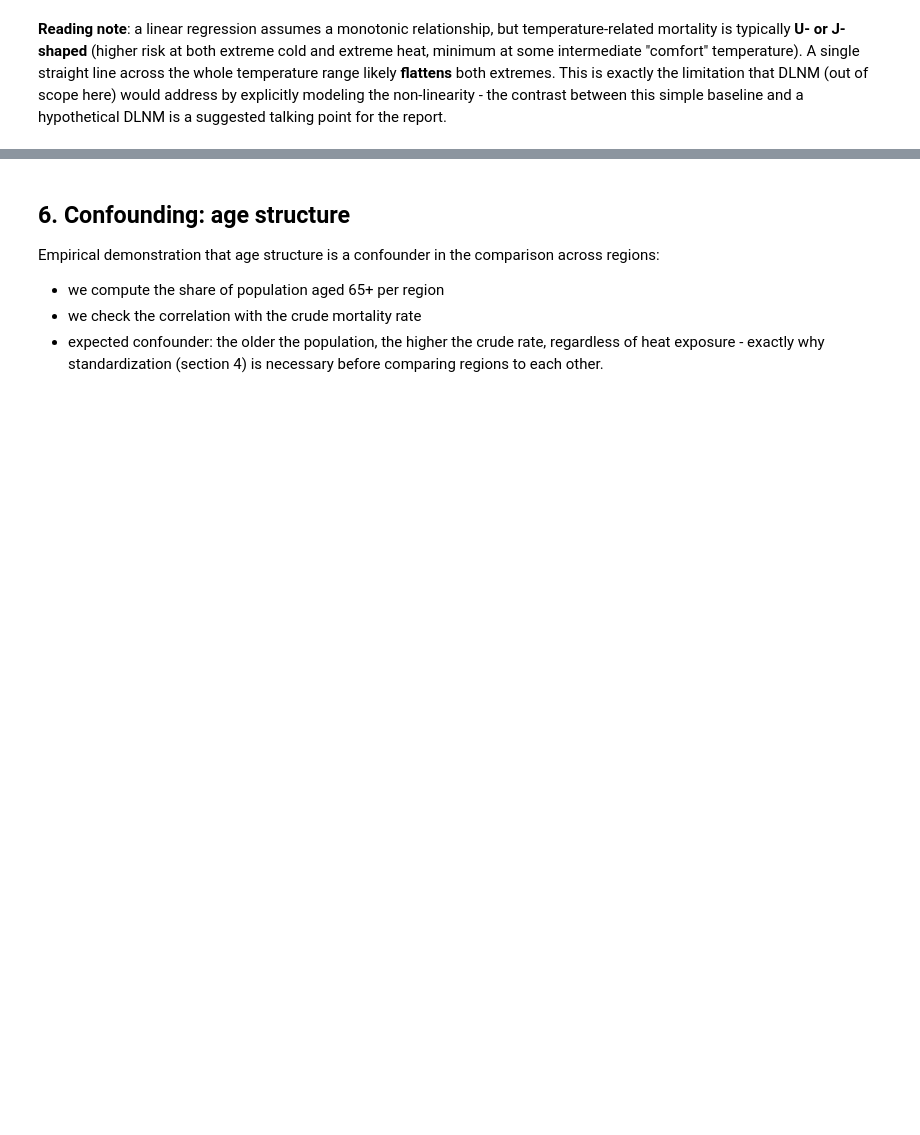
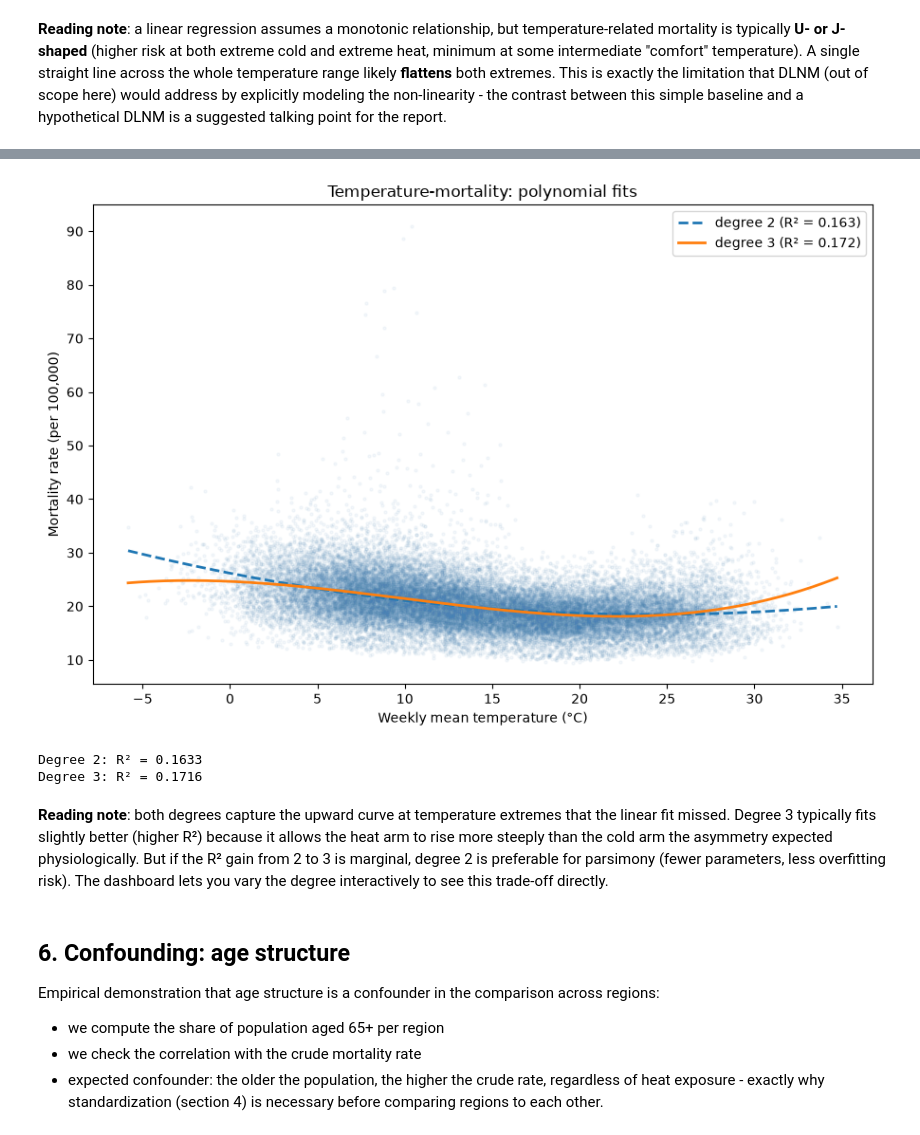
Before and after one commit to caMatt99/Heatwave_analysis, a Jupyter notebook: notebooks/01_Descriptive_analysis.ipynb, the cells around one changed output, grey strips where cells are left out. Drawn from its saved outputs; the diff is of its cells as text; code cells hidden in the pictures; blank space fills up the shorter version.

```diff
--- a/notebooks/01_Descriptive_analysis.ipynb
+++ b/notebooks/01_Descriptive_analysis.ipynb
@@ -283,3 +391,32 @@ hypothetical DLNM is a suggested talking point for the report.
+# %%
+fits = {d: polynomial_fit(valid['temperature_2m_mean'], valid['crude_rate_per_100k'], degree=d)
+        for d in (2, 3)}
+
+fig, ax = plt.subplots(figsize=(9, 6))
+ax.scatter(valid['temperature_2m_mean'], valid['crude_rate_per_100k'], alpha=0.05, s=5, color='steelblue')
+for d, style in zip((2, 3), ('--', '-')):
+    f = fits[d]
+    ax.plot(f['x_curve'], f['y_curve'], style, linewidth=2,
+            label=f"degree {d} (R² = {f['r2']:.3f})")
+ax.set_xlabel("Weekly mean temperature (°C)")
+ax.set_ylabel("Mortality rate (per 100,000)")
+ax.set_title("Temperature-mortality: polynomial fits")
+ax.legend()
+plt.tight_layout()
+plt.show()
+
+for d in (2, 3):
+    print(f"Degree {d}: R² = {fits[d]['r2']:.4f}")
+# %% [output]
+[figure, added]
+Degree 2: R² = 0.1633
+Degree 3: R² = 0.1716
+# %% [markdown]
+**Reading note**: both degrees capture the upward curve at temperature extremes that the linear
+fit missed. Degree 3 typically fits slightly better (higher R²) because it allows the heat arm to
+rise more steeply than the cold arm the asymmetry expected physiologically. But if the R² gain
+from 2 to 3 is marginal, degree 2 is preferable for parsimony (fewer parameters, less overfitting
+risk). The dashboard lets you vary the degree interactively to see this trade-off directly.
 # %% [markdown]
 ## 6. Confounding: age structure
 
```
Also changed, not shown: parts of 22 cells of this notebook, 4 other files.
